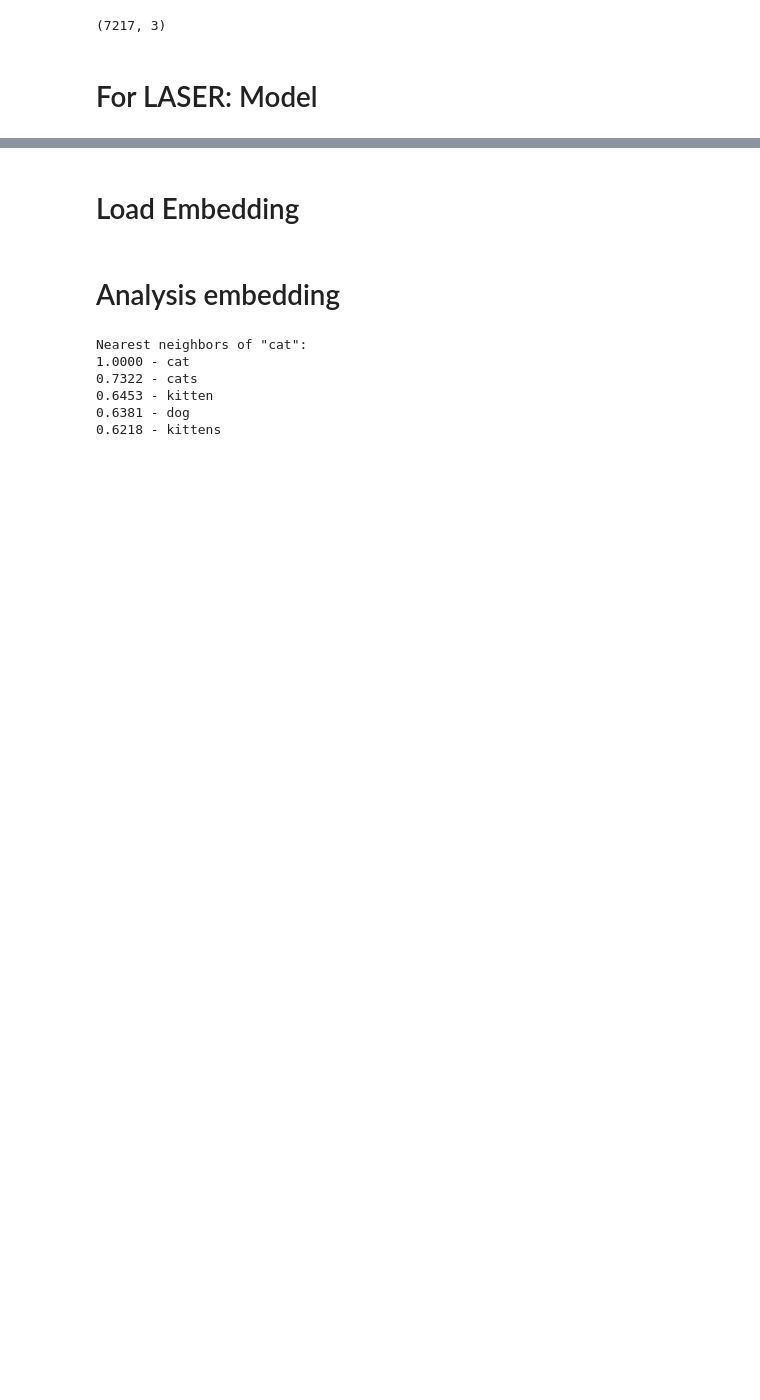
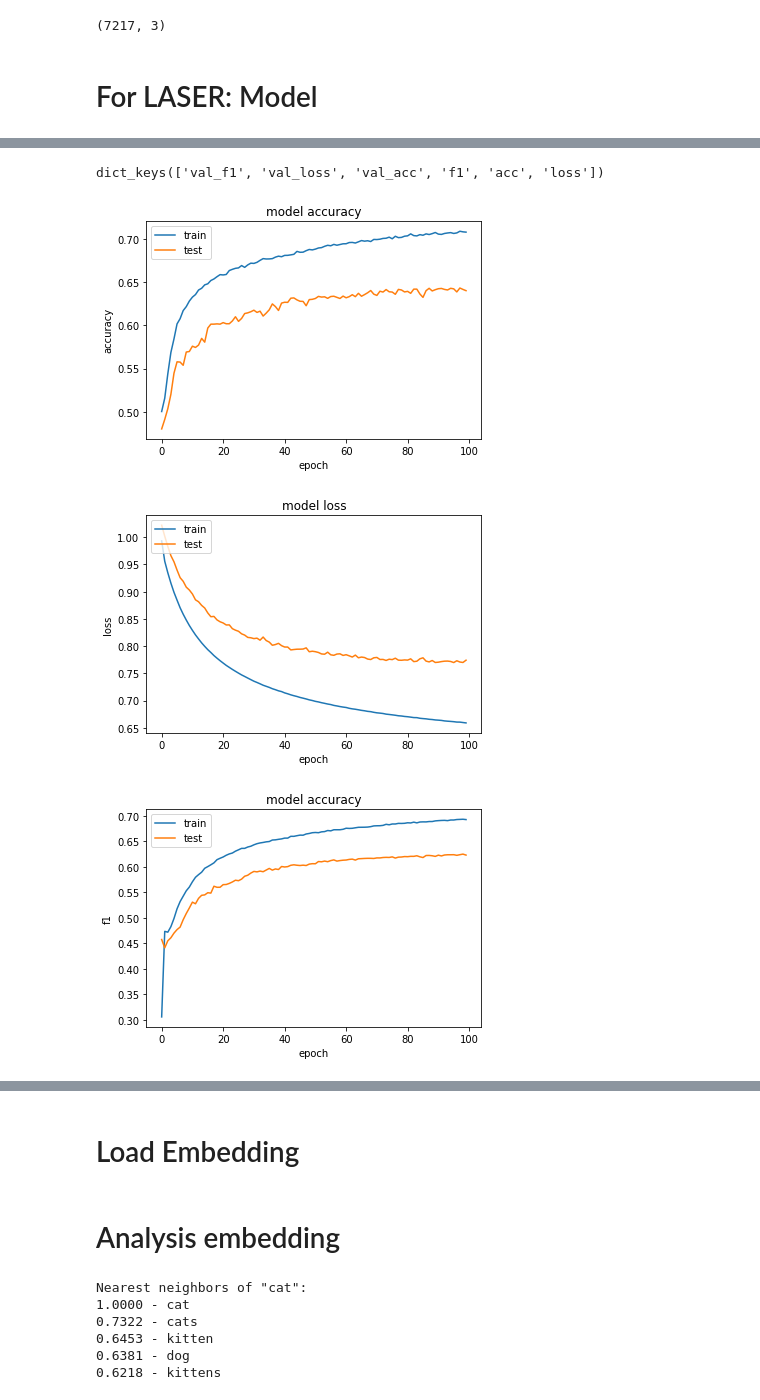
Before and after one commit to sedflix/decomi, a Jupyter notebook: notebooks/base_classifer.ipynb, the cells around one changed output, grey strips where cells are left out. Cells and saved outputs as stored; diff of their text form; code cells hidden in the pictures; blank space fills up the shorter version.

Commit message:
addeed with graphes

```diff
--- a/notebooks/base_classifer.ipynb
+++ b/notebooks/base_classifer.ipynb
@@ -176,4 +195,5 @@ en_es_y =  get_y(en_es_wssa_data)
 es_twitter_y = get_y(es2_twitter_data)
 es_tass_y = get_y(es_tass1_data)
 en_twitter_y = get_y(en_twitter_data)
-en_sentiment140_y = get_y(en_sentiment140)
+en_semeval_17_y = get_y(en_semeval_17)
+# en_sentiment140_y = get_y(en_sentiment140)
@@ -189,9 +215,10 @@ def load(file):
 # %%
 en_es_emb = load("en_es.raw")
 es_twitter_emb =load("es2_twitter.raw")
-es_tass_emb =load("es_tass.taw")
+es_tass_emb =load("es_tass1.raw")
 en_twitter_emb =load("en_twiter.raw")
-en_sentiment140_emb = load("en_sentiment140.raw")
+# en_sentiment140_emb = load("en_sentiment140.raw")
+en_semeval_17_em = load("en_semeval_17.raw")
 # %% [output]
 en_es.raw: (3062, 1024)
 es2_twitter.raw: (3202, 1024)
@@ -209,11 +236,14 @@ from keras.layers import *
 from keras.models import Sequential
 # %%
 model = Sequential()
-model.add(Dense(512, input_shape=(1024,)))
-# # model.add(Dropout(0.4))
-# model.add(Dense(512))
-model.add(Dropout(0.2))
-model.add(Dense(3 , activation='softmax'))
+# model.add(Dense(2048, input_shape=(1024,), activation='relu'))
+# model.add(Input(input=(1024,)))
+# model.add(Dropout(0.5))
+# model.add(Dense(1024, activation='relu'))
+# model.add(Dropout(0.3))
+# model.add(Dense(512, activation='relu'))
+# model.add(Dropout(0.2))
+model.add(Dense(3, input_shape=(1024,), activation='softmax'))
 
 
 model.compile(loss='categorical_crossentropy', optimizer='adam',metrics=['accuracy', f1])
@@ -234,5 +260,5 @@ Trainable params: 526,339
 Non-trainable params: 0
 _________________________________________________________________
 # %%
-model.fit(en_sentiment140_emb, en_sentiment140, batch_size=128, epochs=15, validation_split=0.4)
+history = model.fit(en_semeval_17_em, en_semeval_17_y, batch_size=128, epochs=100, validation_split=0.3, shuffle=True)
 # %% [output]
@@ -241 +282,8 @@ Epoch 1/15
+# %%
+plot_history(history)
+# %% [output]
+dict_keys(['val_f1', 'val_loss', 'val_acc', 'f1', 'acc', 'loss'])
+[figure, added]
+[figure, added]
+[figure, added]
 # %%
```
Also changed, not shown: parts of 48 cells of this notebook.
